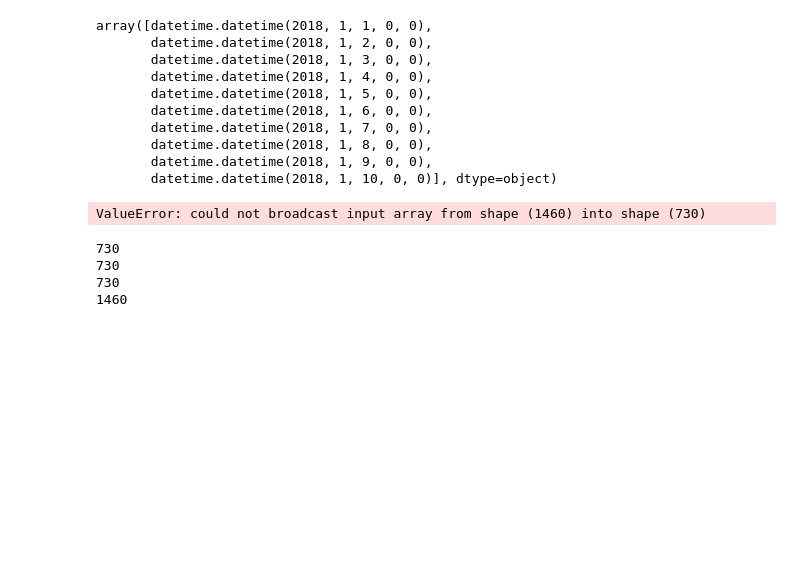
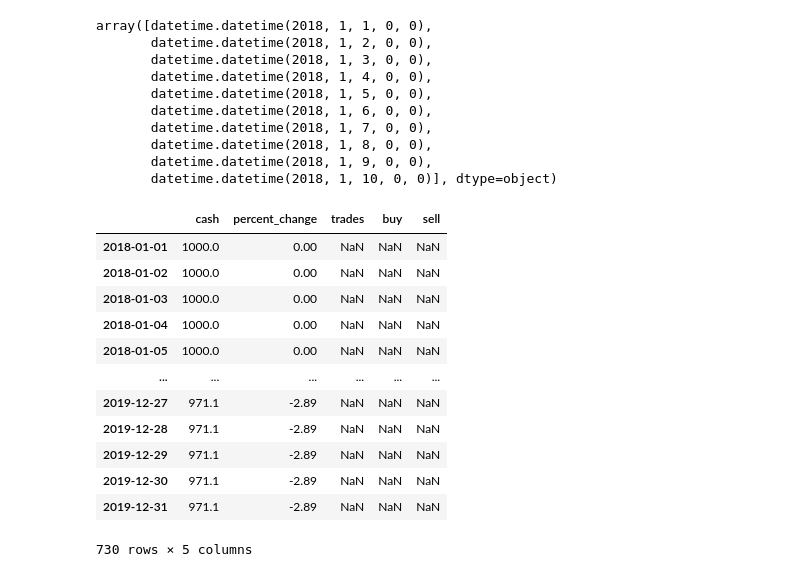
Before and after one commit to avepus/crypto-model, a Jupyter notebook: notebooks/backtrader_playground.ipynb, the cells around one changed output. Saved outputs shown, nothing was run; the diff lists cells and outputs as text; code cells hidden in the pictures; blank space fills up the shorter version.

```diff
--- a/notebooks/backtrader_playground.ipynb
+++ b/notebooks/backtrader_playground.ipynb
@@ -441,22 +443,27 @@ array([datetime.datetime(2018, 1, 1, 0, 0),
 # %%
 def summarize_cerebro_run(cerebro_run):
     #get pandas dataframe of summarized data
     index = rbs.get_datetime_array(cerebro_run)
     data = { 'cash' : rbs.get_cash_including_position(cerebro_run),
              'percent_change' : rbs.get_percent_cash_change(cerebro_run),
-             'trades' : rbs.get_trades_from_cerebro_run(cerebro_run)
+             'trades' : rbs.get_trades_from_cerebro_run(cerebro_run),
+             'buy' : get_buy_sell_from_cerebro_run(cerebro_run, trade_type='buy'),
+             'sell' : get_buy_sell_from_cerebro_run(cerebro_run, trade_type='sell')
             }
     return pd.DataFrame(data=data, index=index)
-summarize_cerebro_run(back)
+df = summarize_cerebro_run(back)
+df
 # %% [output]
+|  | cash | percent_change | trades | buy | sell |
+| 2018-01-01 | 1000.0 | 0.00 | NaN | NaN | NaN |
+| 2018-01-02 | 1000.0 | 0.00 | NaN | NaN | NaN |
+| 2018-01-03 | 1000.0 | 0.00 | NaN | NaN | NaN |
+| 2018-01-04 | 1000.0 | 0.00 | NaN | NaN | NaN |
+| 2018-01-05 | 1000.0 | 0.00 | NaN | NaN | NaN |
+| ... | ... | ... | ... | ... | ... |
+| 2019-12-27 | 971.1 | -2.89 | NaN | NaN | NaN |
+| 2019-12-28 | 971.1 | -2.89 | NaN | NaN | NaN |
+| 2019-12-29 | 971.1 | -2.89 | NaN | NaN | NaN |
+| 2019-12-30 | 971.1 | -2.89 | NaN | NaN | NaN |
+| 2019-12-31 | 971.1 | -2.89 | NaN | NaN | NaN |
-ValueError: could not broadcast input array from shape (1460) into shape (730)
+730 rows × 5 columns
-# %%
-print(len(rbs.get_datetime_array(back)))
-print(len(rbs.get_cash_including_position(back)))
-print(len(rbs.get_percent_cash_change(back)))
-print(len(rbs.get_trades_from_cerebro_run(back)))
-# %% [output]
-730
-730
-730
-1460
```
Also changed, not shown: parts of 30 cells of this notebook, 1 other file.
